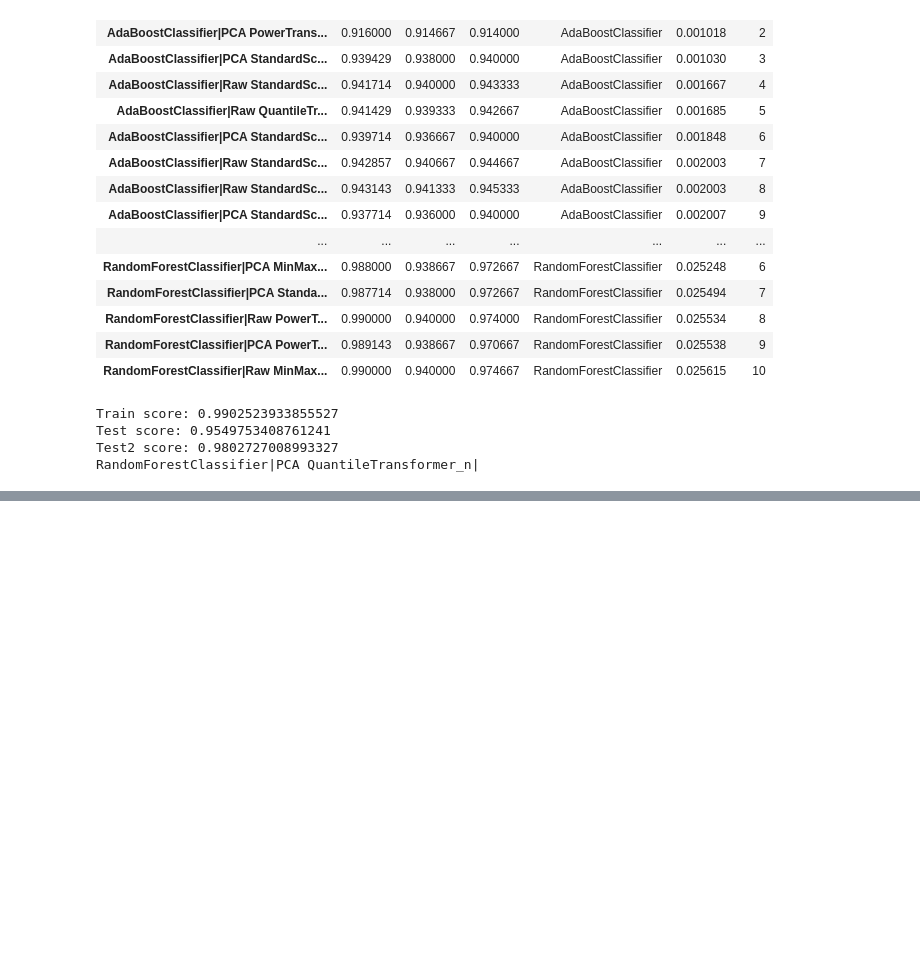
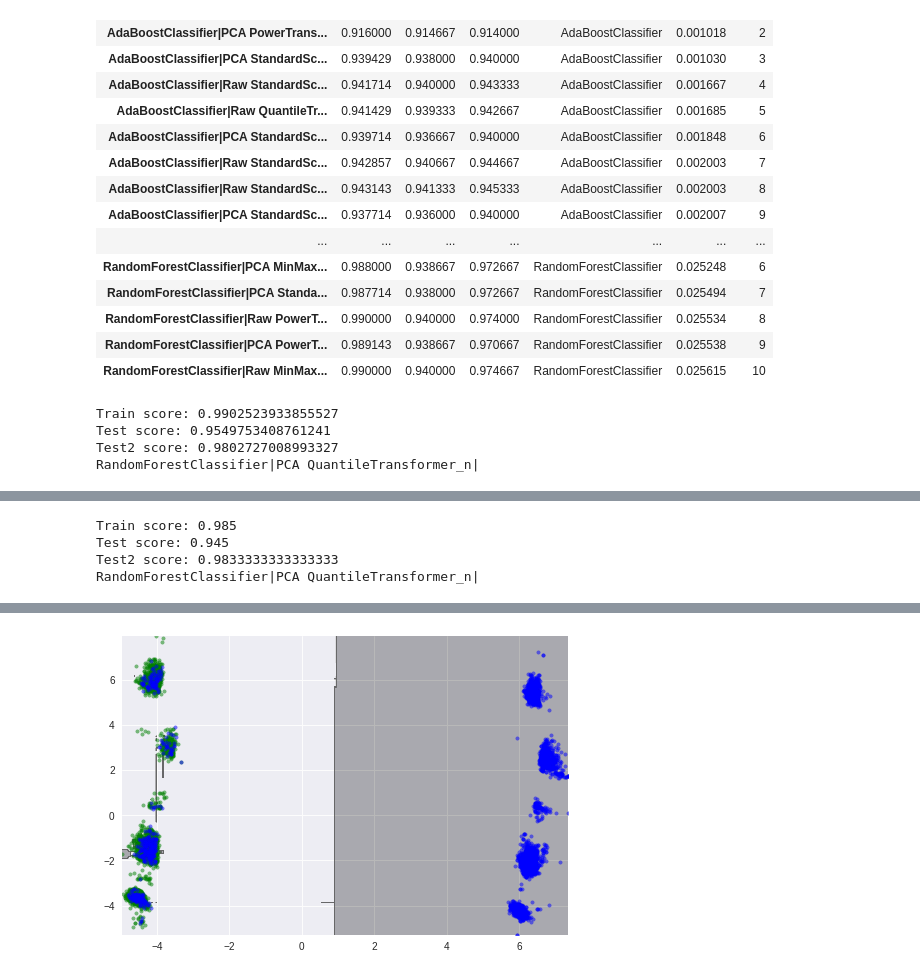
Before and after one commit to akaicomet/NJOITOpenDataCenter, a Jupyter notebook: NJOITOpenDataCenter_Pension_Record_ModelBuilding_3.ipynb, the cells around one changed output, grey strips where cells are left out. Saved outputs shown, nothing was run; the diff lists cells and outputs as text; code cells hidden in the pictures; blank space fills up the shorter version.

```diff
--- a/NJOITOpenDataCenter_Pension_Record_ModelBuilding_3.ipynb
+++ b/NJOITOpenDataCenter_Pension_Record_ModelBuilding_3.ipynb
@@ -202,3 +202,19 @@ Train score: 0.9902523933855527
 Test score: 0.9549753408761241
 Test2 score: 0.9802727008993327
 RandomForestClassifier|PCA QuantileTransformer_n|
+# %%
+clfs = {}
+clfs_score = dict()
+
+scaling_def = {'QuantileTransformer_n':QuantileTransformer(output_distribution='normal')}
+redemensioning_def = {'PCA': PCA(n_components=0.99, svd_solver='full')}
+
+for i in range(0,10):
+  y_train = ActivePension_df.sample(n=10000, random_state=i)['IsPensionPaid'].as_matrix()
+  X_train = ActivePension_df[x_cols2].sample(n=10000, random_state=i)
+
+  X_train = X_train.astype(float)
+
+  for data in map(lambda x:Redimensioning2(x[1],x[0],redemensioning_def), scaling3(X_train,scaling_def)):
+    for x in data:
+      MLModelBuilding('RandomForestClassifier', x[1], x[0], y_train, 0.3, clfs, [0.1, 1],clfs_score)
@@ -204,0 +262,29 @@ RandomForestClassifier|PCA QuantileTransformer_n|
+# %%
+clfs = dict()
+clfs_score = dict()
+
+y_train = ActivePension_df.sample(n=10000, random_state=0)['IsPensionPaid'].as_matrix()
+X_train = ActivePension_df[x_cols2].sample(n=10000, random_state=0)
+
+X_train = X_train.astype(float)
+
+X_train, X_test, y_train, y_test = train_test_split(X_train, y_train, test_size=0.8)
+
+scaling_def = {'QuantileTransformer_n':QuantileTransformer(output_distribution='normal')}
+redemensioning_def = {'PCA': PCA(n_components=2)}
+
+for data in map(lambda x:Redimensioning2(x[1],x[0],redemensioning_def), scaling3(X_train,scaling_def)):
+  for x in data:
+    MLModelBuilding('RandomForestClassifier', x[1], x[0], y_train, 0.3, clfs, [0.1, 1],clfs_score)
+
+for data in map(lambda x:Redimensioning2(x[1],x[0],redemensioning_def), scaling3(X_test,scaling_def)):
+  for x in data:
+    #if x[1] == 'KPCA PowerTransformer|MinMaxScaler|QuantileTransformer|':
+    plot_decision_regions(x[0], y_test, clfs['RandomForestClassifier|PCA QuantileTransformer_n|'])
+    #print(x[1])
+plt.show()
+# %% [output]
+Train score: 0.985
+Test score: 0.945
+Test2 score: 0.9833333333333333
+RandomForestClassifier|PCA QuantileTransformer_n|
@@ -204,0 +293 @@ RandomForestClassifier|PCA QuantileTransformer_n|
+[figure, added]
```
Also changed, not shown: parts of 2 cells of this notebook.
